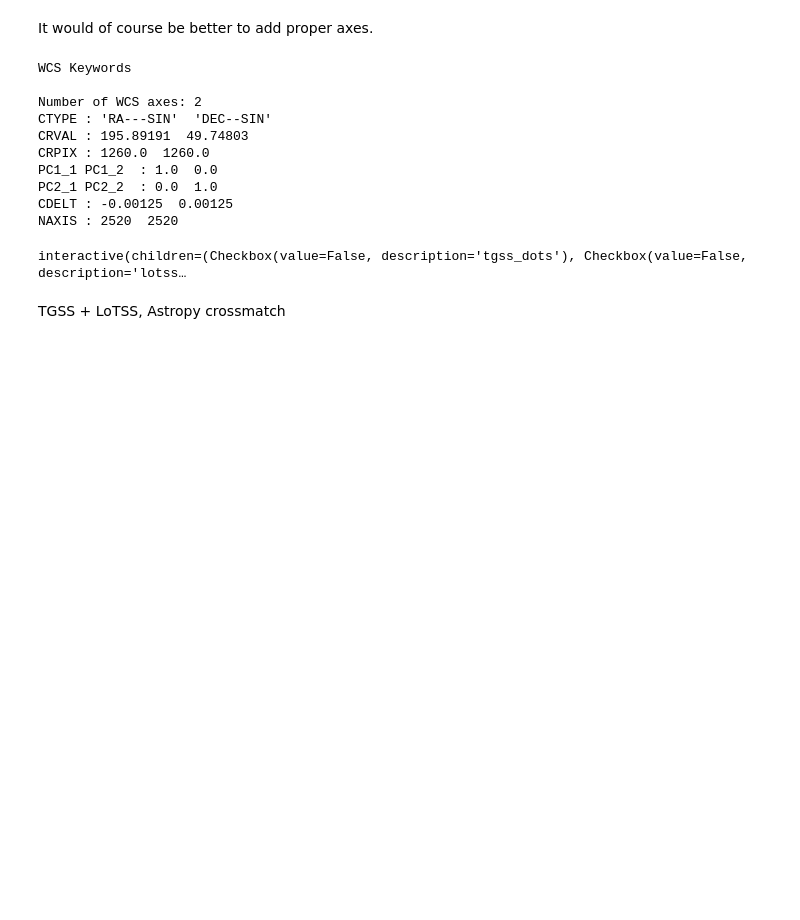
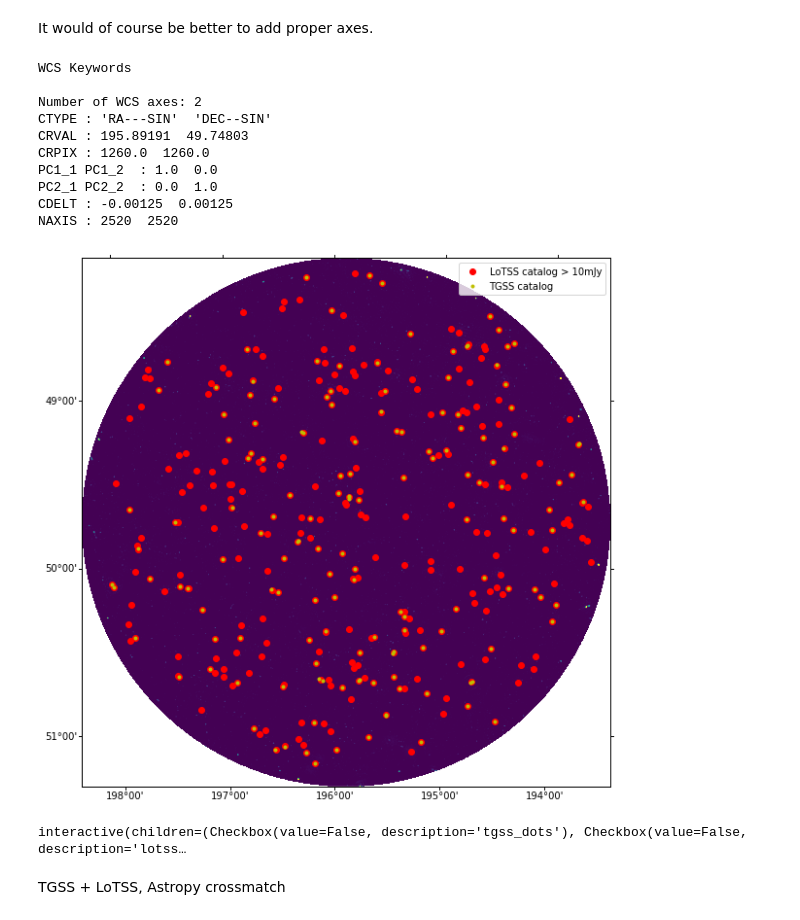
Before and after one commit to lofar-astron/astropytutorial, a Jupyter notebook: astropy.ipynb, the cells around one changed output. Cells and saved outputs as stored; diff of their text form; code cells hidden in the pictures; blank space fills up the shorter version.

```diff
--- a/astropy.ipynb
+++ b/astropy.ipynb
@@ -641,6 +602,10 @@ def plot_lotss(tgss_dots=False, lotss_dots=False, lotss_flux_min=100):
                label="TGSS catalog");
     ax.legend()
     return ax
+# %%
+plot_lotss(tgss_dots=True, lotss_dots=True, lotss_flux_min=10);
+# %% [output]
+[figure, added]
 # %%
 from ipywidgets import interact, interactive, fixed, interact_manual, FloatSlider
 # %%
```
Also changed, not shown: parts of 20 cells of this notebook.
